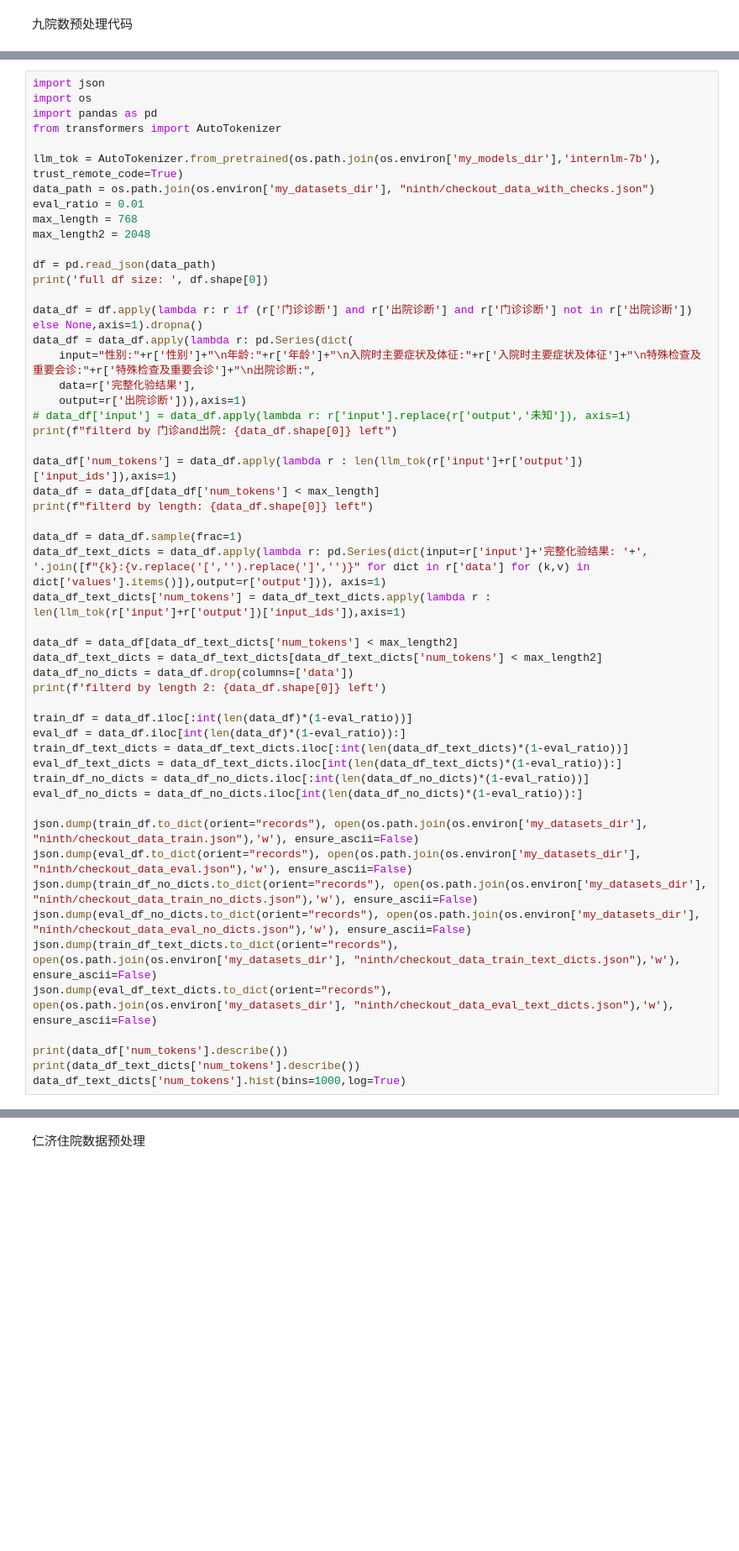
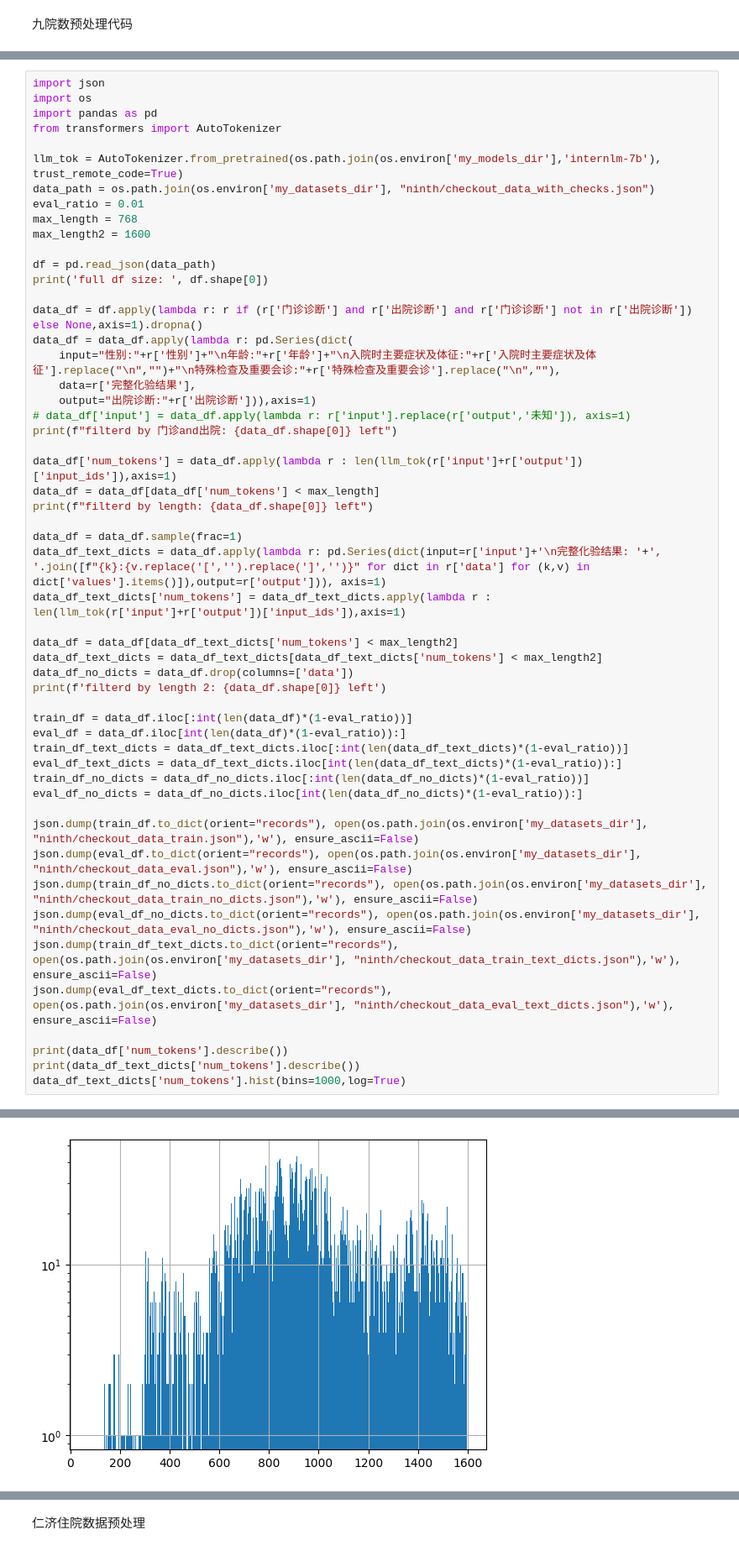
Before and after one commit to MaxLEAF3824/gpt_re, a Jupyter notebook: dp.ipynb, the cells around one changed output, grey strips where cells are left out. Shown at 84% size. Saved outputs shown, nothing was run; the diff lists cells and outputs as text; blank space fills up the shorter version.

```diff
--- a/dp.ipynb
+++ b/dp.ipynb
@@ -385,16 +355,16 @@ llm_tok = AutoTokenizer.from_pretrained(os.path.join(os.environ['my_models_dir']
 data_path = os.path.join(os.environ['my_datasets_dir'], "ninth/checkout_data_with_checks.json")
 eval_ratio = 0.01
 max_length = 768
-max_length2 = 2048
+max_length2 = 1600
 
 df = pd.read_json(data_path)
 print('full df size: ', df.shape[0])
 
 data_df = df.apply(lambda r: r if (r['门诊诊断'] and r['出院诊断'] and r['门诊诊断'] not in r['出院诊断']) else None,axis=1).dropna()
 data_df = data_df.apply(lambda r: pd.Series(dict(
-    input="性别:"+r['性别']+"\n年龄:"+r['年龄']+"\n入院时主要症状及体征:"+r['入院时主要症状及体征']+"\n特殊检查及重要会诊:"+r['特殊检查及重要会诊']+"\n出院诊断:",
+    input="性别:"+r['性别']+"\n年龄:"+r['年龄']+"\n入院时主要症状及体征:"+r['入院时主要症状及体征'].replace("\n","")+"\n特殊检查及重要会诊:"+r['特殊检查及重要会诊'].replace("\n",""),
     data=r['完整化验结果'],
-    output=r['出院诊断'])),axis=1)
+    output="出院诊断:"+r['出院诊断'])),axis=1)
 # data_df['input'] = data_df.apply(lambda r: r['input'].replace(r['output','未知']), axis=1)
 print(f"filterd by 门诊and出院: {data_df.shape[0]} left")
 
@@ -403,7 +373,7 @@ data_df = data_df[data_df['num_tokens'] < max_length]
 print(f"filterd by length: {data_df.shape[0]} left")
 
 data_df = data_df.sample(frac=1)
-data_df_text_dicts = data_df.apply(lambda r: pd.Series(dict(input=r['input']+'完整化验结果: '+', '.join([f"{k}:{v.replace('[','').replace(']','')}" for dict in r['data'] for (k,v) in dict['values'].items()]),output=r['output'])), axis=1)
+data_df_text_dicts = data_df.apply(lambda r: pd.Series(dict(input=r['input']+'\n完整化验结果: '+', '.join([f"{k}:{v.replace('[','').replace(']','')}" for dict in r['data'] for (k,v) in dict['values'].items()]),output=r['output'])), axis=1)
 data_df_text_dicts['num_tokens'] = data_df_text_dicts.apply(lambda r : len(llm_tok(r['input']+r['output'])['input_ids']),axis=1)
 
 data_df = data_df[data_df_text_dicts['num_tokens'] < max_length2]
@@ -428,3 +398,4 @@ json.dump(eval_df_text_dicts.to_dict(orient="records"), open(os.path.join(os.env
 print(data_df['num_tokens'].describe())
 print(data_df_text_dicts['num_tokens'].describe())
 data_df_text_dicts['num_tokens'].hist(bins=1000,log=True)
+# %% [output]
@@ -431,3 +420,4 @@ data_df_text_dicts['num_tokens'].hist(bins=1000,log=True)
+[figure, added]
 # %%
 import pandas as pd
 
```
Also changed, not shown: parts of 7 cells of this notebook, 8 other files.
